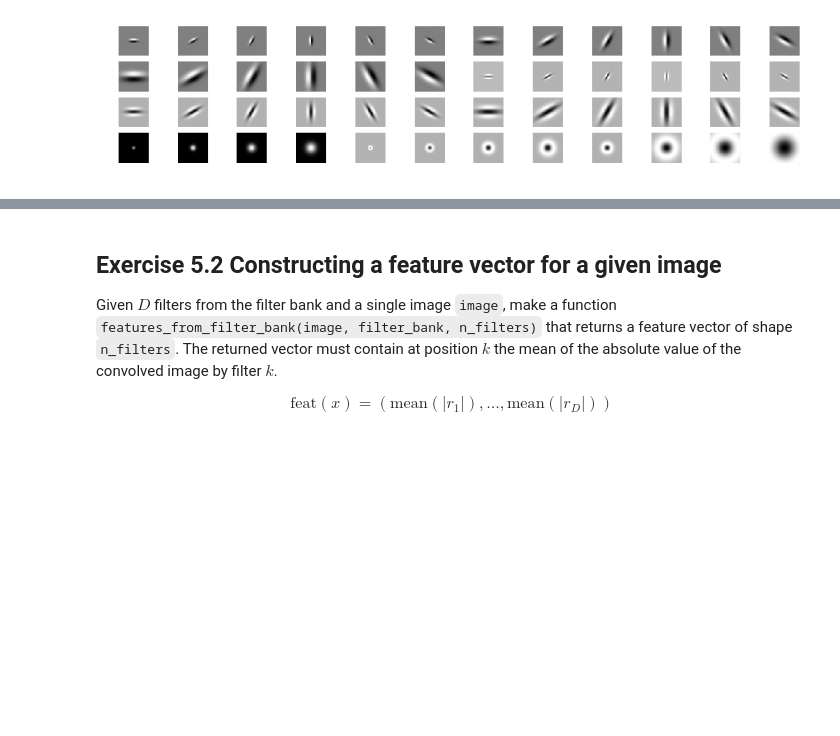
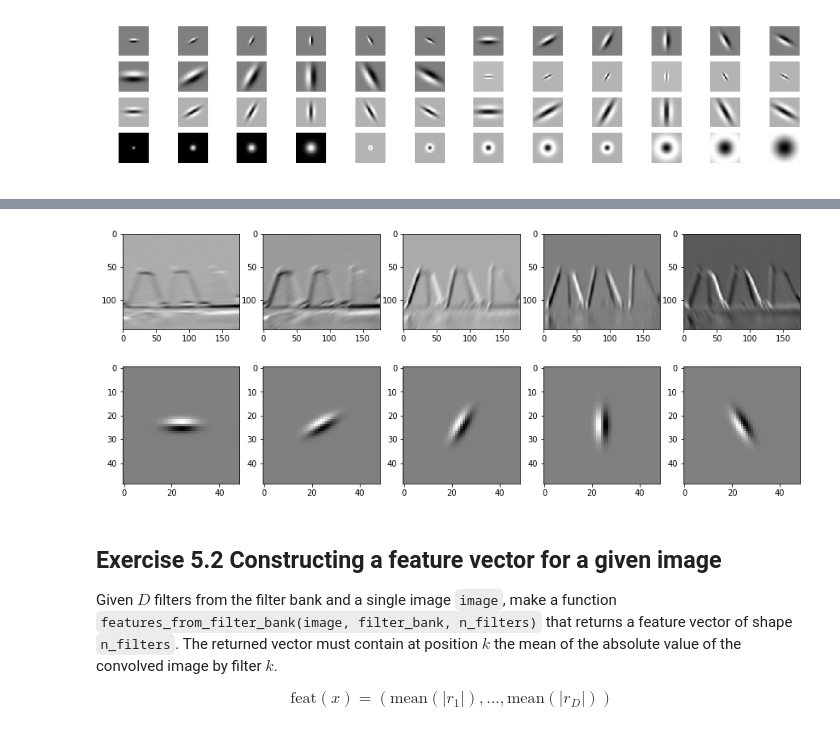
Before and after one commit to lousmontabes/Visio-Artificial, a Jupyter notebook: P5/p5_2018-2019_2solve.ipynb, the cells around one changed output, grey strips where cells are left out. Saved outputs shown, nothing was run; the diff lists cells and outputs as text; code cells hidden in the pictures; blank space fills up the shorter version.

```diff
--- a/P5/p5_2018-2019_2solve.ipynb
+++ b/P5/p5_2018-2019_2solve.ipynb
@@ -137,3 +128,27 @@ visualize_features(im, filter_bank)
+# %%
+from scipy import ndimage
+
+def visualize_features(im,  filter_bank, n_filters=5):
+
+    fig, ax = plt.subplots(ncols=n_filters, nrows=2, figsize=(15,6))
+    plt.gray()
+
+    # Iterate over the first n_filters filters in bank
+    for i in range(n_filters):
+
+        f = filter_bank[:,:,i]
+
+        # Convolve image using current filter
+        result = np.zeros(im.shape)
+        ndimage.convolve(im, f, output = result)
+
+        # Display result
+        ax[0, i].imshow(result)
+        ax[1, i].imshow(f)
+
+visualize_features(im, filter_bank, 5)
+# %% [output]
+[figure, added]
 # %% [markdown]
 ## Exercise 5.2 Constructing a feature vector for a given image
 
```
Also changed, not shown: parts of 10 cells of this notebook.
